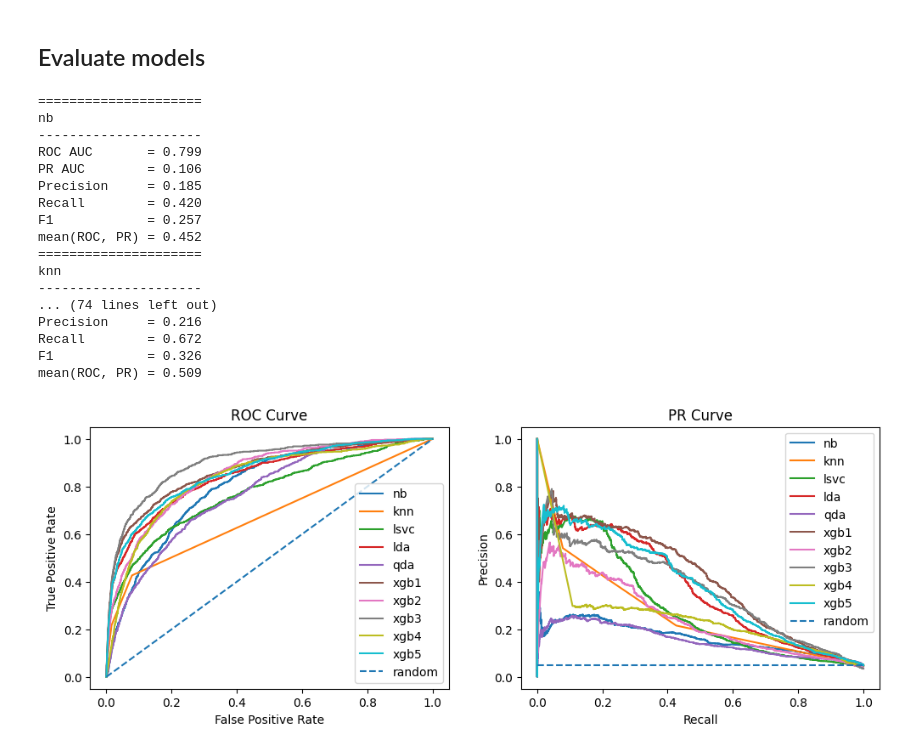
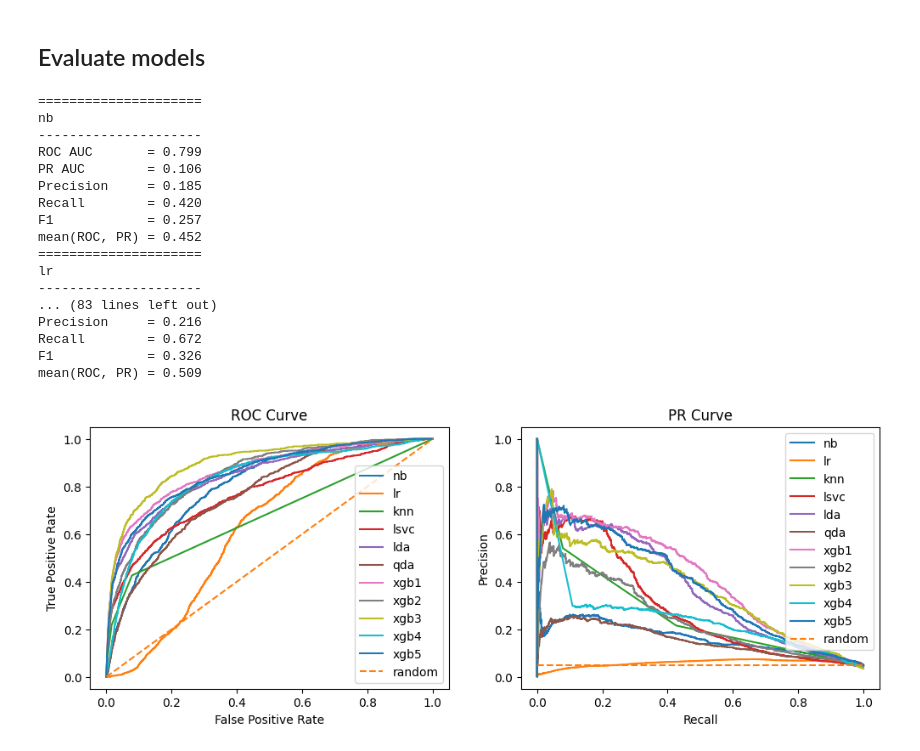
Before and after one commit to HaotingS/dsa4262_project, a Jupyter notebook: notebooks/modeling4_yeejet.ipynb, the cells around one changed output. Drawn from its saved outputs; the diff is of its cells as text; code cells hidden in the pictures.

```diff
--- a/notebooks/modeling4_yeejet.ipynb
+++ b/notebooks/modeling4_yeejet.ipynb
@@ -180,3 +190,20 @@ pr_curves.append(precision_recall_curve(yte, yhat1_probs))
+# %%
+# load data for lr
+Xte6 = pd.read_csv('../data/lr_feature.csv')
+yte6 = pd.read_csv('../data/lr_label.csv')
+# %%
+yhat_probs = model.predict_proba(Xte6)
+yhat = model.predict(Xte6)
+yhat1_probs = yhat_probs[:, 1]
+# %%
+models.append('lr')
+roc_aucs.append(roc_auc_score(yte6, yhat1_probs))
+pr_aucs.append(average_precision_score(yte6, yhat))
+precisions.append(precision_score(yte6, yhat))
+recalls.append(recall_score(yte6, yhat))
+f1s.append(f1_score(yte6, yhat))
+roc_curves.append(roc_curve(yte6, yhat1_probs))
+pr_curves.append(precision_recall_curve(yte6, yhat1_probs))
 # %% [markdown]
 ## kNN
 # %%
@@ -370,6 +397,8 @@ by Yee Jet
 # %%
 model = XGBClassifier()  # init model
 model.load_model(os.path.join(MODEL_DIR, 'xgb4_1.model'))
+with open(os.path.join(MODEL_DIR, 'xgb4_1_feature_names.pickle'), 'rb') as f:
+    model.get_booster().feature_names = pickle.load(f)
 print(model)
 # %% [output]
 XGBClassifier(base_score=0.5, booster='gbtree', callbacks=None,
@@ -685,38 +717,39 @@ for _model, _roc_auc, _pr_auc, _precision, _recall, _f1, _roc_curve, _pr_curve i
     plt.subplot(1, 2, 2)
     no_skill = len(yte[yte==1]) / len(yte)
     plt.plot(recall, precision, label=_model)
 
     plt.title('PR Curve')
     plt.xlabel('Recall')
     plt.ylabel('Precision')
     plt.legend()
 
 plt.subplot(1, 2, 1)
 plt.plot(random_fpr, random_tpr, linestyle='--', label='random')
-plt.legend()
+plt.legend(loc='lower right')
 plt.subplot(1, 2, 2)
 plt.plot([0, 1], [no_skill, no_skill], linestyle='--', label='random')
-plt.legend()
+plt.legend(loc='upper right')
+plt.savefig('../outputs/eval_all.png')
 plt.show()
 # %% [output]
 =====================
 nb
 ---------------------
 ROC AUC       = 0.799
 PR AUC        = 0.106
 Precision     = 0.185
 Recall        = 0.420
 F1            = 0.257
 mean(ROC, PR) = 0.452
 =====================
-knn
+lr
 ---------------------
-... (74 lines left out)
+... (83 lines left out)
 Precision     = 0.216
 Recall        = 0.672
 F1            = 0.326
 mean(ROC, PR) = 0.509
-[figure, old version]
+[figure, new version]
 # %%
 plt.figure(figsize=(5,2))
 sns.barplot(x=roc_aucs, y=models, orient='h', color='orange')
```
Also changed, not shown: parts of 15 cells of this notebook, 6 other files.
